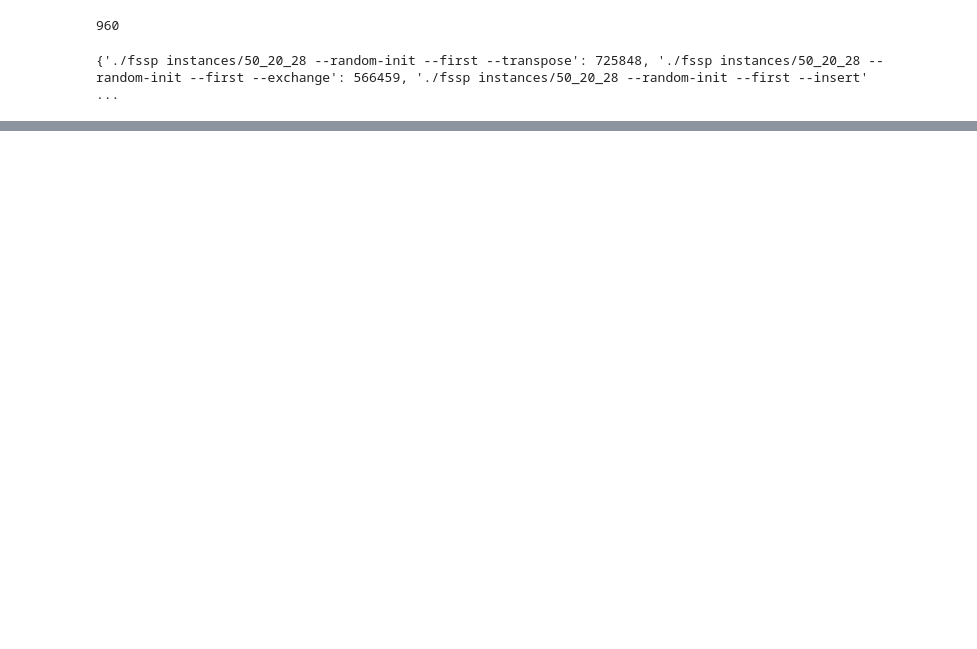
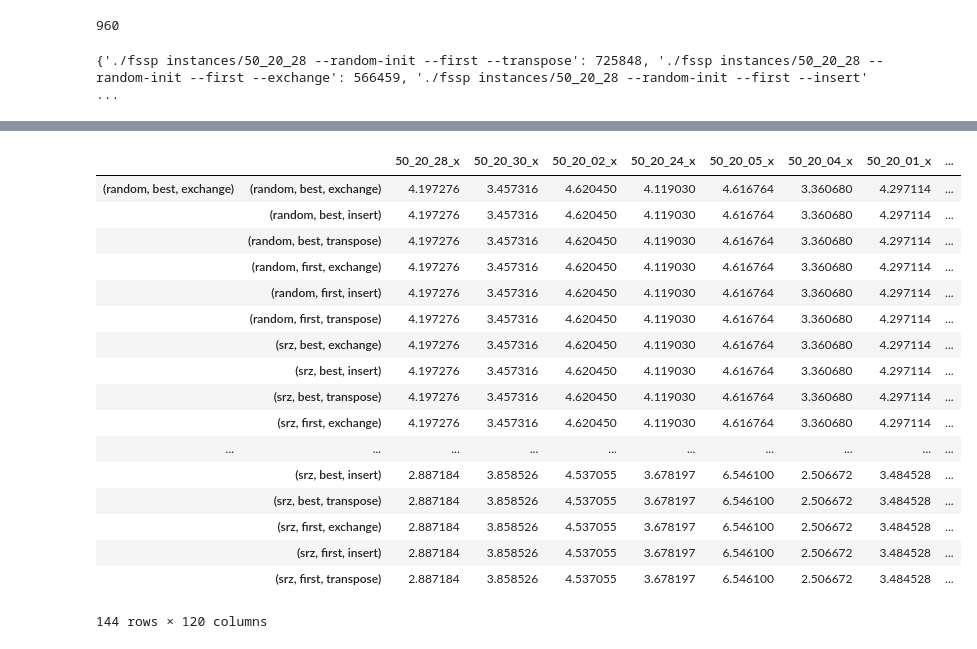
Before and after one commit to t00n/heuristics, a Jupyter notebook: impl1/src/exercise 1.ipynb, the cells around one changed output, grey strips where cells are left out. Cells and saved outputs as stored; diff of their text form; code cells hidden in the pictures; blank space fills up the shorter version.

```diff
--- a/impl1/src/exercise 1.ipynb
+++ b/impl1/src/exercise 1.ipynb
@@ -152,0 +152,5 @@ Name: percentage_deviation, dtype: float64
+# %%
+algos = pd.DataFrame(exercise1.groupby(['init', 'pivot', 'neighbourhood']).groups).T
+algos.columns = exercise1.instance.unique()
+algos = algos.applymap(lambda x: exercise1.loc[x].percentage_deviation)
+algos
@@ -152,0 +172,37 @@ Name: percentage_deviation, dtype: float64
+# %%
+def df_crossjoin(df1, df2, **kwargs):
+    if df1 is df2:
+        df2 = df1.copy()
+    df1['_tmpkey'] = 1
+    df2['_tmpkey'] = 1
+
+    res = pd.merge(df1, df2, on='_tmpkey', **kwargs).drop('_tmpkey', axis=1)
+    res.index = pd.MultiIndex.from_product((df1.index, df2.index))
+
+    df1.drop('_tmpkey', axis=1, inplace=True)
+    df2.drop('_tmpkey', axis=1, inplace=True)
+
+    return res
+
+algos.index = algos.index.tolist()
+algos = df_crossjoin(algos, algos)
+algos
+# %% [output]
+|  |  | 50_20_28_x | 50_20_30_x | 50_20_02_x | 50_20_24_x | 50_20_05_x | 50_20_04_x | 50_20_01_x | ... |
+| (random, best, exchange) | (random, best, exchange) | 4.197276 | 3.457316 | 4.620450 | 4.119030 | 4.616764 | 3.360680 | 4.297114 | ... |
+|  | (random, best, insert) | 4.197276 | 3.457316 | 4.620450 | 4.119030 | 4.616764 | 3.360680 | 4.297114 | ... |
+|  | (random, best, transpose) | 4.197276 | 3.457316 | 4.620450 | 4.119030 | 4.616764 | 3.360680 | 4.297114 | ... |
+|  | (random, first, exchange) | 4.197276 | 3.457316 | 4.620450 | 4.119030 | 4.616764 | 3.360680 | 4.297114 | ... |
+|  | (random, first, insert) | 4.197276 | 3.457316 | 4.620450 | 4.119030 | 4.616764 | 3.360680 | 4.297114 | ... |
+|  | (random, first, transpose) | 4.197276 | 3.457316 | 4.620450 | 4.119030 | 4.616764 | 3.360680 | 4.297114 | ... |
+|  | (srz, best, exchange) | 4.197276 | 3.457316 | 4.620450 | 4.119030 | 4.616764 | 3.360680 | 4.297114 | ... |
+|  | (srz, best, insert) | 4.197276 | 3.457316 | 4.620450 | 4.119030 | 4.616764 | 3.360680 | 4.297114 | ... |
+|  | (srz, best, transpose) | 4.197276 | 3.457316 | 4.620450 | 4.119030 | 4.616764 | 3.360680 | 4.297114 | ... |
+|  | (srz, first, exchange) | 4.197276 | 3.457316 | 4.620450 | 4.119030 | 4.616764 | 3.360680 | 4.297114 | ... |
+| ... | ... | ... | ... | ... | ... | ... | ... | ... | ... |
+|  | (srz, best, insert) | 2.887184 | 3.858526 | 4.537055 | 3.678197 | 6.546100 | 2.506672 | 3.484528 | ... |
+|  | (srz, best, transpose) | 2.887184 | 3.858526 | 4.537055 | 3.678197 | 6.546100 | 2.506672 | 3.484528 | ... |
+|  | (srz, first, exchange) | 2.887184 | 3.858526 | 4.537055 | 3.678197 | 6.546100 | 2.506672 | 3.484528 | ... |
+|  | (srz, first, insert) | 2.887184 | 3.858526 | 4.537055 | 3.678197 | 6.546100 | 2.506672 | 3.484528 | ... |
+|  | (srz, first, transpose) | 2.887184 | 3.858526 | 4.537055 | 3.678197 | 6.546100 | 2.506672 | 3.484528 | ... |
+144 rows × 120 columns
```
Also changed, not shown: parts of 12 cells of this notebook.
